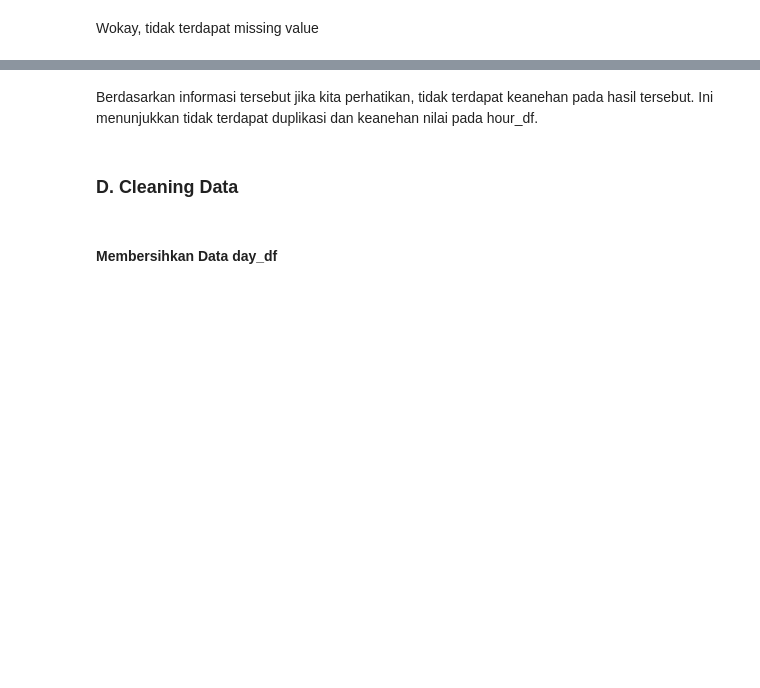
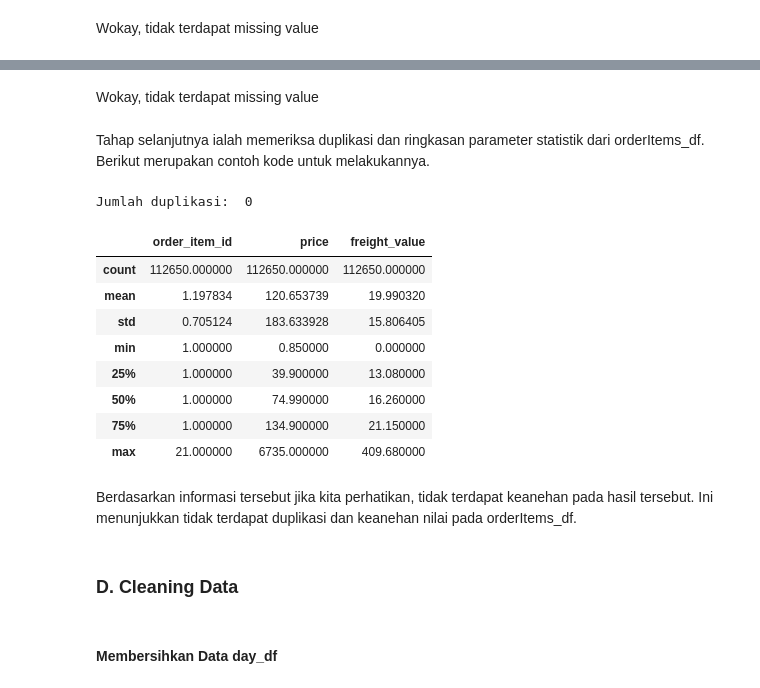
Before and after one commit to NuryaFahruRosyidin2406/Dicoding_Learn-Data-Scientist, a Jupyter notebook: Submission Project Analisis Data/Submission_Project_Analisis_Data.ipynb, the cells around one changed output, grey strips where cells are left out. Saved outputs shown, nothing was run; the diff lists cells and outputs as text; code cells hidden in the pictures; blank space fills up the shorter version.

```diff
--- a/Submission Project Analisis Data/Submission_Project_Analisis_Data.ipynb
+++ b/Submission Project Analisis Data/Submission_Project_Analisis_Data.ipynb
@@ -283,5 +323,23 @@ Jumlah duplikasi:  0
+# %% [markdown]
+Wokay, tidak terdapat missing value
+# %% [markdown]
+Tahap selanjutnya ialah memeriksa duplikasi dan ringkasan parameter statistik dari orderItems_df. Berikut merupakan contoh kode untuk melakukannya.
+# %%
+print("Jumlah duplikasi: ", orderItems_df.duplicated().sum())
+orderItems_df.describe()
+# %% [output]
+Jumlah duplikasi:  0
+|  | order_item_id | price | freight_value |
+| count | 112650.000000 | 112650.000000 | 112650.000000 |
+| mean | 1.197834 | 120.653739 | 19.990320 |
+| std | 0.705124 | 183.633928 | 15.806405 |
+| min | 1.000000 | 0.850000 | 0.000000 |
+| 25% | 1.000000 | 39.900000 | 13.080000 |
+| 50% | 1.000000 | 74.990000 | 16.260000 |
+| 75% | 1.000000 | 134.900000 | 21.150000 |
+| max | 21.000000 | 6735.000000 | 409.680000 |
 # %% [markdown]
-Berdasarkan informasi tersebut jika kita perhatikan, tidak terdapat keanehan pada hasil tersebut. Ini menunjukkan tidak terdapat duplikasi dan keanehan nilai pada hour_df.
+Berdasarkan informasi tersebut jika kita perhatikan, tidak terdapat keanehan pada hasil tersebut. Ini menunjukkan tidak terdapat duplikasi dan keanehan nilai pada orderItems_df.
 # %% [markdown]
 ### D. Cleaning Data
 # %% [markdown]
```
Also changed, not shown: parts of 27 cells of this notebook.
